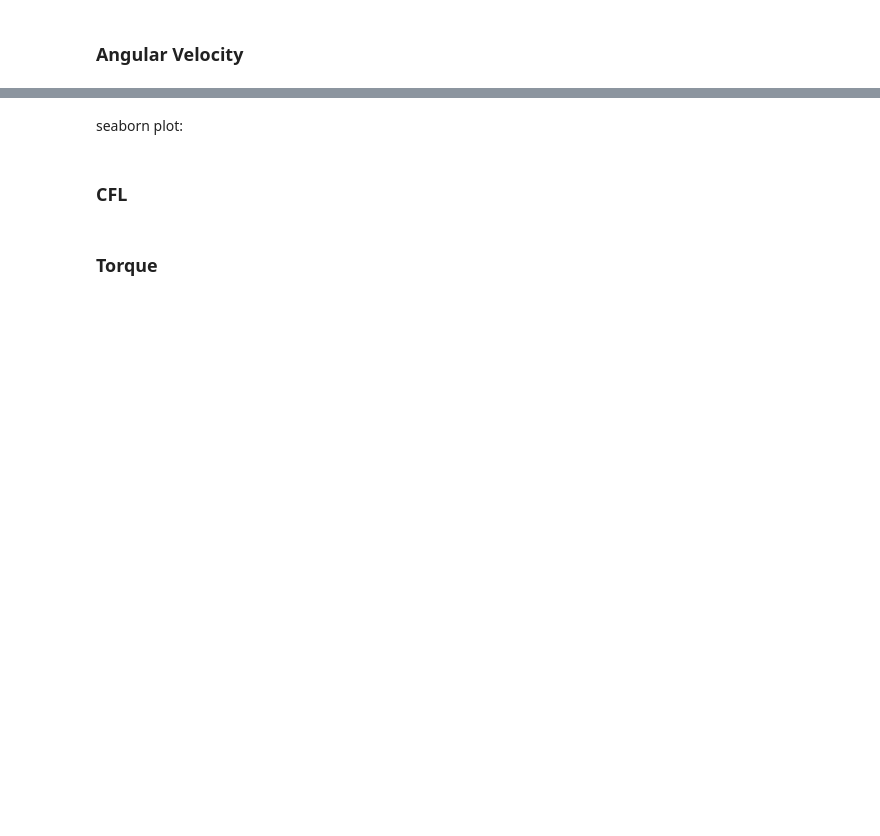
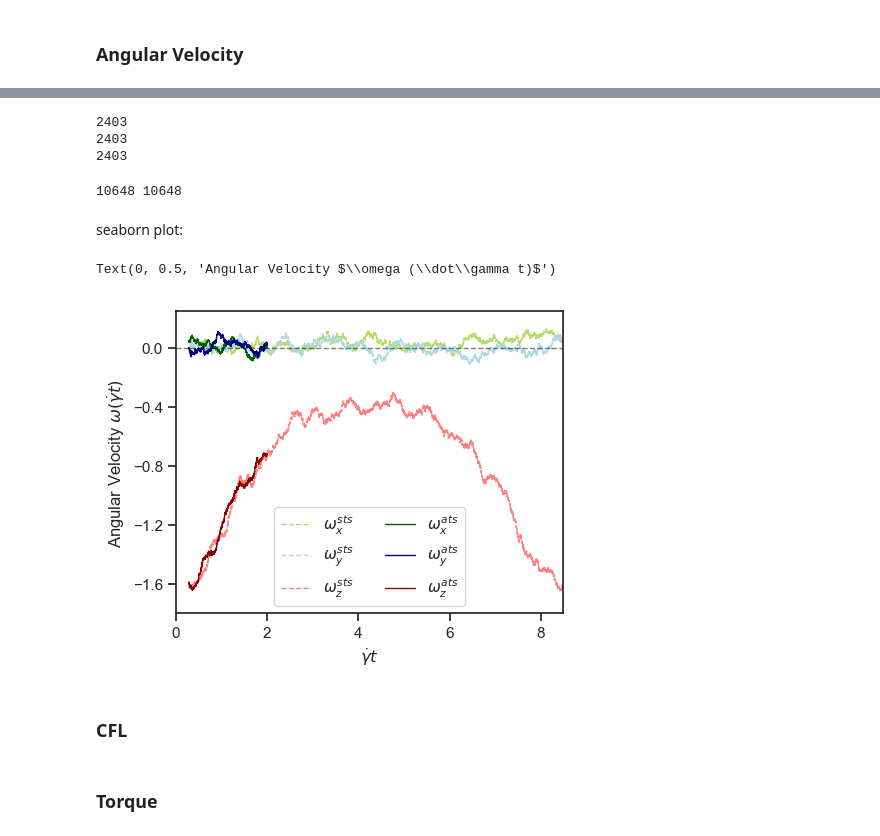
Before and after one commit to gary89git/data_processing, a Jupyter notebook: flip1-30.ipynb, the cells around one changed output, grey strips where cells are left out. Drawn from its saved outputs; the diff is of its cells as text; code cells hidden in the pictures; blank space fills up the shorter version.

```diff
--- a/flip1-30.ipynb
+++ b/flip1-30.ipynb
@@ -389,7 +404,7 @@ for i in range(19260,len(w1)):
     elif t_sts[i] > 2437.76:
         w1[i],w2[i] = -w1[i],-w2[i]
 # %%
-w = 602
+w = 1203
 w1 = move_avg(w1, w)
 w2 = move_avg(w2, w)
 w3 = move_avg(w3, w)
@@ -414,12 +431,18 @@ for i in range(len(wa1)):
     elif t_ats[i] > 1978.08:
         wa1[i],wa2[i] = -wa1[i],-wa2[i]
 # %%
-wa1 = move_avg_time(wa1, t_ats, 50*gamma)
-wa2 = move_avg_time(wa2, t_ats, 50*gamma)
-wa3 = move_avg_time(wa3, t_ats, 50*gamma)
+wa1 = move_avg_time(wa1, t_ats, 100*gamma)
+wa2 = move_avg_time(wa2, t_ats, 100*gamma)
+wa3 = move_avg_time(wa3, t_ats, 100*gamma)
+# %% [output]
+2403
+2403
+2403
 # %%
-t_ats = t_ats[961:]
+t_ats = t_ats[2403:]
 print(len(t_ats), len(wa1))
+# %% [output]
+10648 10648
 # %%
 p0 = go.Scatter(x=[644.8,644.8], y=[-0.1,0.1], mode='lines', line=dict(color='lightgreen', dash='dash'), showlegend=False)
 p1 = go.Scatter(x=[1015.04,1015.04], y=[-0.1,0.1], mode='lines', line=dict(color='lightgreen', dash='dash'), showlegend=False)
@@ -554,48 +577,51 @@ seaborn plot:
 # %%
 sns.set_style("ticks") # darkgrid, whitegrid, dark, white, ticks
 sns.set_context("notebook") # paper, notebook, talk, poster
-fig = pl.figure(figsize=(6, 5), dpi=100)
+fig = pl.figure(figsize=(5, 4), dpi=100)
 ax1 = fig.add_subplot(111)
 # for i in range(len(pline)):
 #     ax1.plot([pline[i]]*2, [-1.8,0.25], color='lightgreen', linewidth=1, alpha=1, linestyle='--')
 
 # ax1.plot([644.8,644.8], [-0.1,0.1], linestyle='-.', color='lightgreen', linewidth=1, alpha=1)
 # ax1.plot([1015.04,1015.04], [-0.1,0.1], linestyle='-.', color='lightgreen', linewidth=1, alpha=1)
 # ax1.plot([1258.4,1258.4], [-0.1,0.1], linestyle='-.', color='lightgreen', linewidth=1, alpha=1)
 # ax1.plot([1778.4,1778.4], [-0.1,0.1], linestyle='-.', color='lightgreen', linewidth=1, alpha=1)
 # ax1.plot([2159.04,2159.04], [-0.1,0.1], linestyle='-.', color='lightgreen', linewidth=1, alpha=1)
 
 ax1.plot(t_sts[w-1:], w1, linestyle='--', markersize=0.01, color='yellowgreen', linewidth=1, alpha=0.7, label=r'$\omega_{x}^{sts}$')
 ax1.plot(t_sts[w-1:], w2, linestyle='--', markersize=0.01, color='lightblue', linewidth=1, alpha=1, label=r'$\omega_{y}^{sts}$')
 ax1.plot(t_sts[w-1:], w3, linestyle='--', markersize=0.01, color='red', linewidth=1, alpha=0.5, label=r'$\omega_{z}^{sts}$')
-ax1.plot([i for i in x_theta], J_omega, linestyle='--', markersize=1, color='cyan', linewidth=1, alpha=1, label=r'$\omega^J$')
-# ax1.plot(t_ats, wa1, linestyle='-', color='darkgreen', linewidth=1, alpha=1, label=r'$\omega_{x}^{ats}$')
-# ax1.plot(t_ats, wa2, linestyle='-', color='darkblue', linewidth=1, alpha=1, label=r'$\omega_{y}^{ats}$')
-# ax1.plot(t_ats, wa3, linestyle='-', color='darkred', linewidth=1, alpha=1, label=r'$\omega_{z}^{ats}$')
+# ax1.plot([i for i in x_theta], J_omega, linestyle='--', markersize=1, color='cyan', linewidth=1, alpha=1, label=r'$\omega^J$')
+ax1.plot(t_ats, wa1, linestyle='-', color='darkgreen', linewidth=1, alpha=1, label=r'$\omega_{x}^{ats}$')
+ax1.plot(t_ats, wa2, linestyle='-', color='darkblue', linewidth=1, alpha=1, label=r'$\omega_{y}^{ats}$')
+ax1.plot(t_ats, wa3, linestyle='-', color='darkred', linewidth=1, alpha=1, label=r'$\omega_{z}^{ats}$')
 
 ax1.plot([0,15], [0,0], color='black', linewidth=1, alpha=0.5, linestyle='--')
 # ax1.plot(t_sts[w-1], func(t_sts[w-1], *popt), 'k--',)
 
-ax1.legend(loc=8, ncol=1, fontsize='large')
-ax1.set_xlim([0,8])
+ax1.legend(loc=8, ncol=2)
+ax1.set_xlim([0,8.5])
 # ax1.set_xticks(range(0,3001,1000))
-# ax1.set_ylim([-1.8,0.25])
-ax1.set_yticks([-1.8+i*0.2 for i in range(11)])
+ax1.set_ylim([-1.8,0.25])
+ax1.set_yticks([-1.6+i*0.4 for i in range(5)])
 # ax1.set_yticks([0,-np.pi/2,-np.pi])
 # ax1.set_yticklabels([0,r'$-\frac{\pi}{2}$',r'$-\pi$'])
 ax1.set_xlabel(r'$\dot\gamma t$')
 ax1.set_ylabel(r'Angular Velocity $\omega (\dot\gamma t)$')
 
 # ax2 = fig.add_subplot(122)
 # ax2.plot(J_t[1:], J_omega[1:], marker='', color='blue', linewidth=1, alpha=1, label=r'$\omega$')
 # ax2.legend(loc=3, ncol=1)
 # ax2.set_xlim([0,3150])
 # ax2.set_xticks(range(0,3001,500))
 # ax2.set_xlabel(r'Time ($\mu s$)')
 # ax2.set_ylabel(r'Angular Velocity ($\mu s^{-1}$)')
 
 # fig.subplots_adjust(bottom=0.1, right=0.8, top=0.9, wspace = 0.2, hspace = 0.2)
 # fig.subplots_adjust(wspace = 0.3)
+# %% [output]
+Text(0, 0.5, 'Angular Velocity $\\omega (\\dot\\gamma t)$')
+[figure, added]
 # %%
 fig.savefig('f1-30omega_space.png', dpi=200, bbox_inches='tight')
 # %% [markdown]
```
Also changed, not shown: parts of 8 cells of this notebook.
